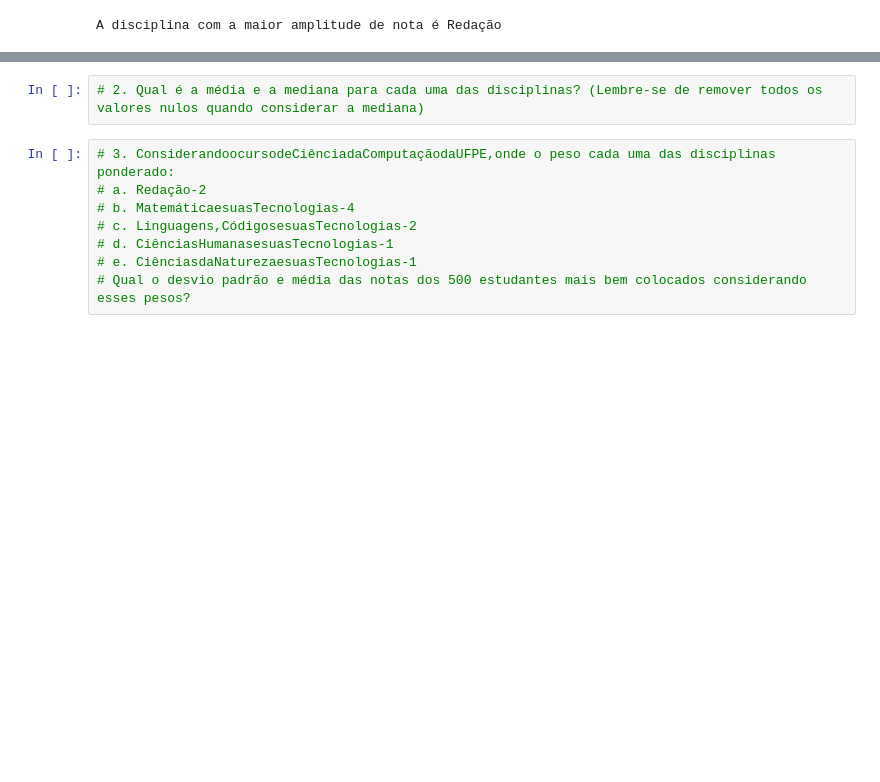
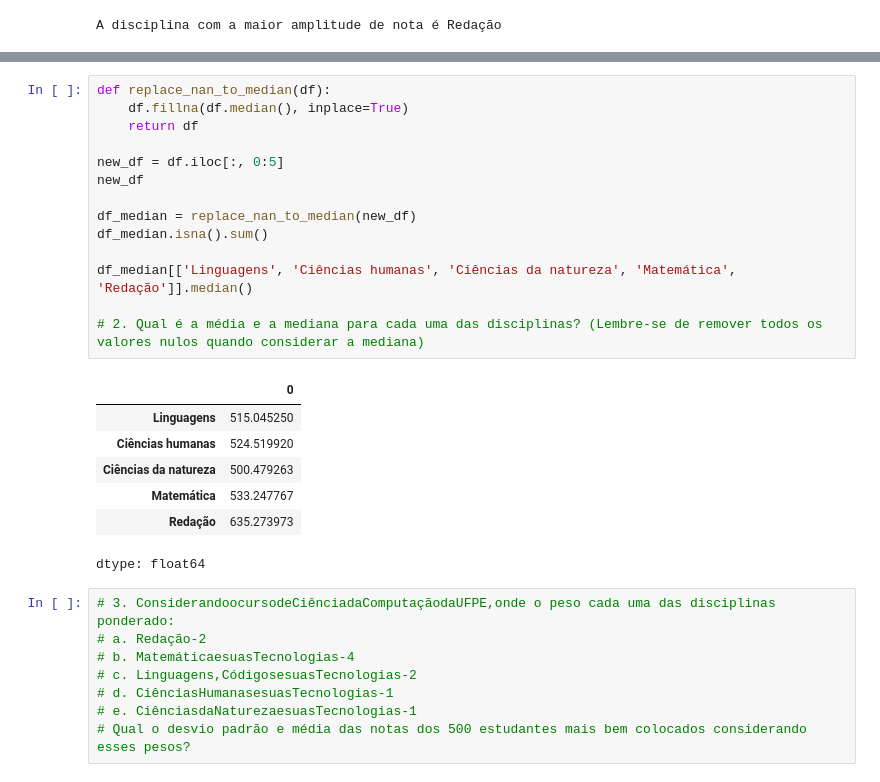
Before and after one commit to dsreliete/Womakerscode_DA_desafio_individual, a Jupyter notebook: Desafio3ElietedaSilva_Rodrigues.ipynb, the cells around one changed output, grey strips where cells are left out. Saved outputs shown, nothing was run; the diff lists cells and outputs as text; blank space fills up the shorter version.

```diff
--- a/Desafio3ElietedaSilva_Rodrigues.ipynb
+++ b/Desafio3ElietedaSilva_Rodrigues.ipynb
@@ -71,5 +85,25 @@ A disciplina com a maior amplitude de nota é Redação
 # %%
+def replace_nan_to_median(df):
+    df.fillna(df.median(), inplace=True)
+    return df
+
+new_df = df.iloc[:, 0:5]
+new_df
+
+df_median = replace_nan_to_median(new_df)
+df_median.isna().sum()
+
+df_median[['Linguagens', 'Ciências humanas', 'Ciências da natureza', 'Matemática', 'Redação']].median()
+
 # 2. Qual é a média e a mediana para cada uma das disciplinas? (Lembre-se de remover todos os valores nulos quando considerar a mediana)
+# %% [output]
+|  | 0 |
+| Linguagens | 515.045250 |
+| Ciências humanas | 524.519920 |
+| Ciências da natureza | 500.479263 |
+| Matemática | 533.247767 |
+| Redação | 635.273973 |
+dtype: float64
 # %%
 # 3. ConsiderandoocursodeCiênciadaComputaçãodaUFPE,onde o peso cada uma das disciplinas ponderado:
 # a. Redação-2
```
Also changed, not shown: parts of 3 cells of this notebook.
